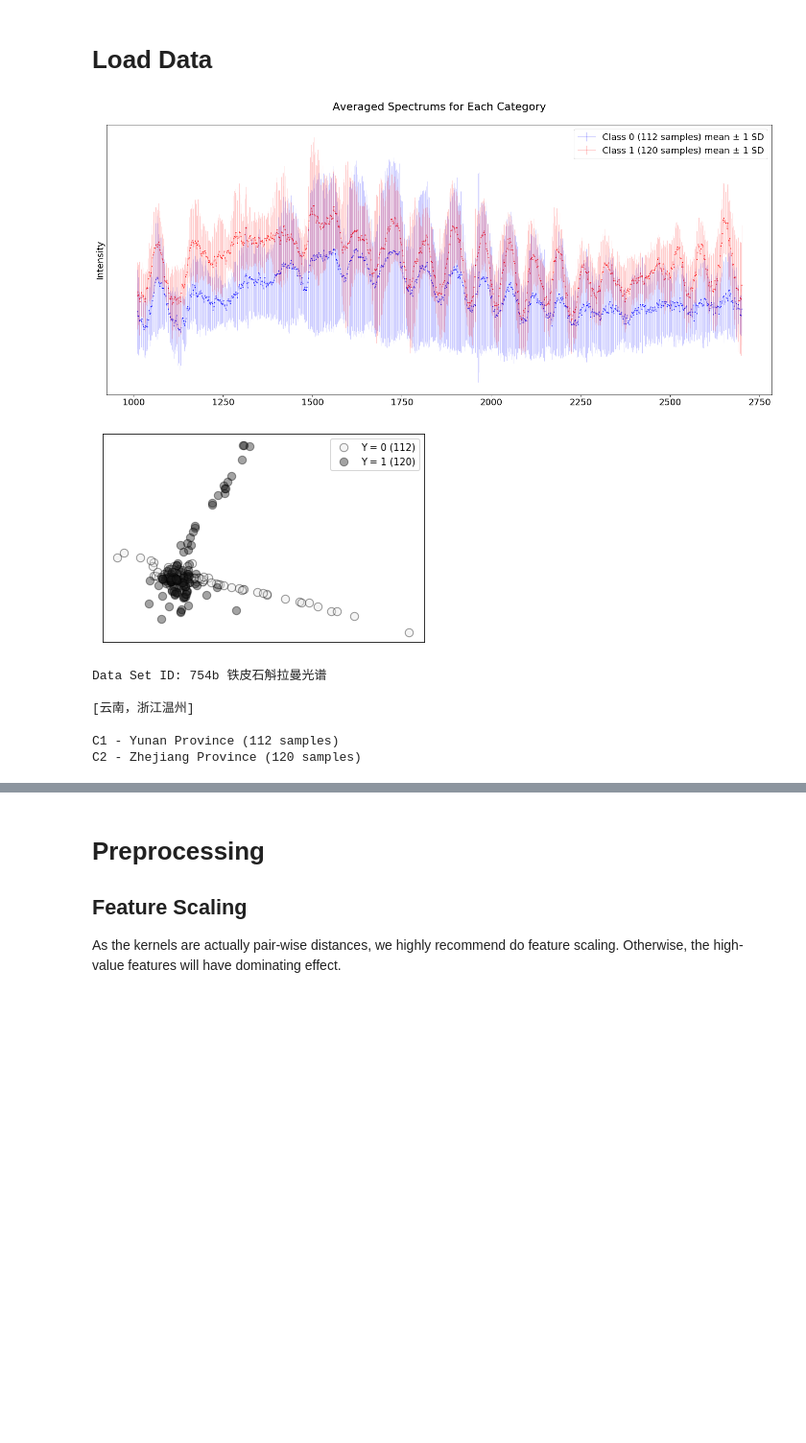
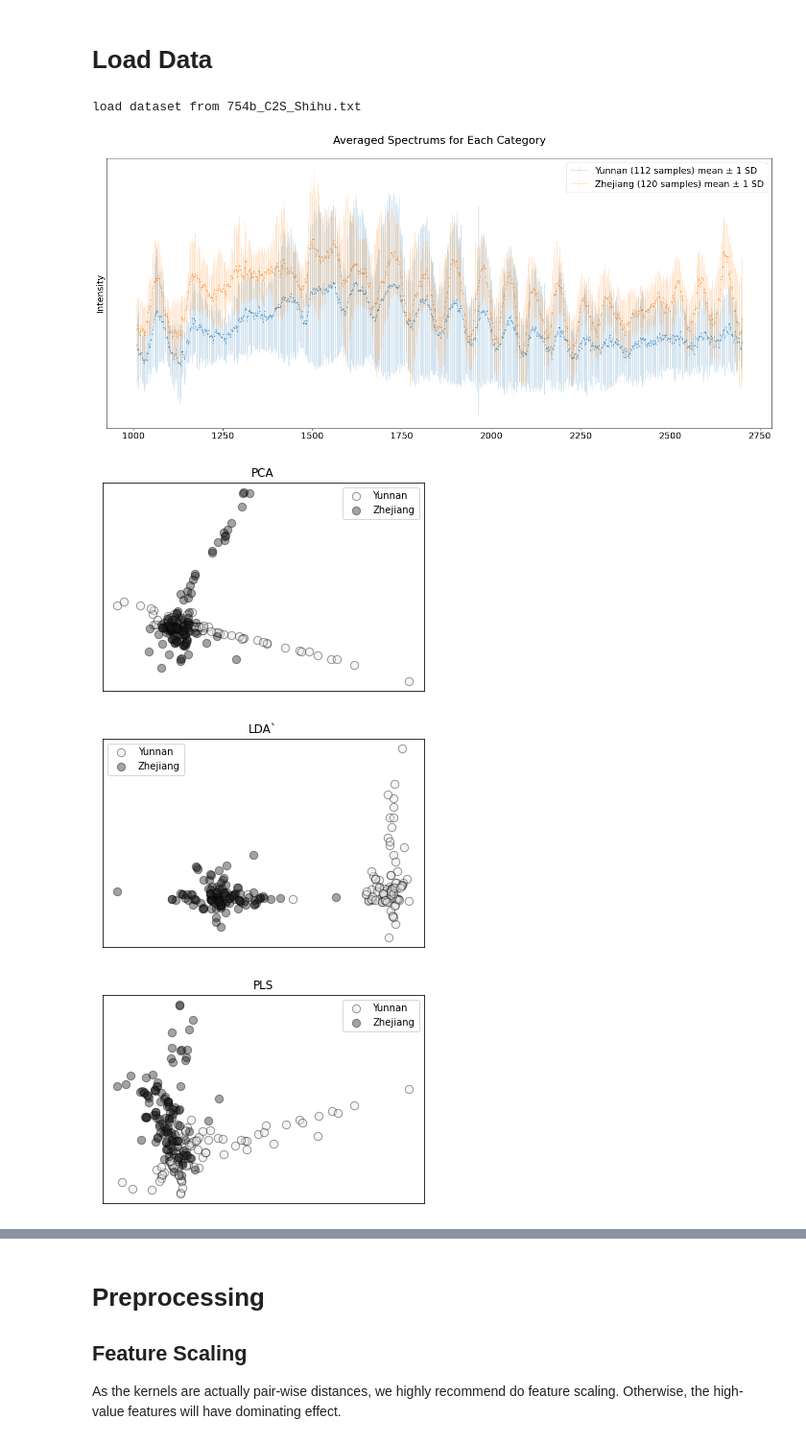
Before and after one commit to zhangys11/pyNNRW, a Jupyter notebook: notebooks/18.3 kernel-NNRW Shihu.ipynb, the cells around one changed output, grey strips where cells are left out. Shown at 96% size. Drawn from its saved outputs; the diff is of its cells as text; code cells hidden in the pictures; blank space fills up the shorter version.

```diff
--- a/notebooks/18.3 kernel-NNRW Shihu.ipynb
+++ b/notebooks/18.3 kernel-NNRW Shihu.ipynb
@@ -13,14 +13,11 @@
 # %% [markdown]
 # Load Data
 # %%
-from qsi.io import *
-X, y, X_names, desc = LoadDataSet('shihu')
+from qsi import io
+X, y, X_names, desc, labels = io.load_dataset('shihu_c2')
 # %% [output]
+load dataset from 754b_C2S_Shihu.txt
-[figure, old version]
+[figure, new version]
-[figure, old version]
+[figure, new version]
-Data Set ID: 754b 铁皮石斛拉曼光谱
-
-[云南，浙江温州]
-
-C1 - Yunan Province (112 samples)
-C2 - Zhejiang Province (120 samples)
+[figure, added]
+[figure, added]
```
Also changed, not shown: parts of 1 cell of this notebook, 3 other files.
